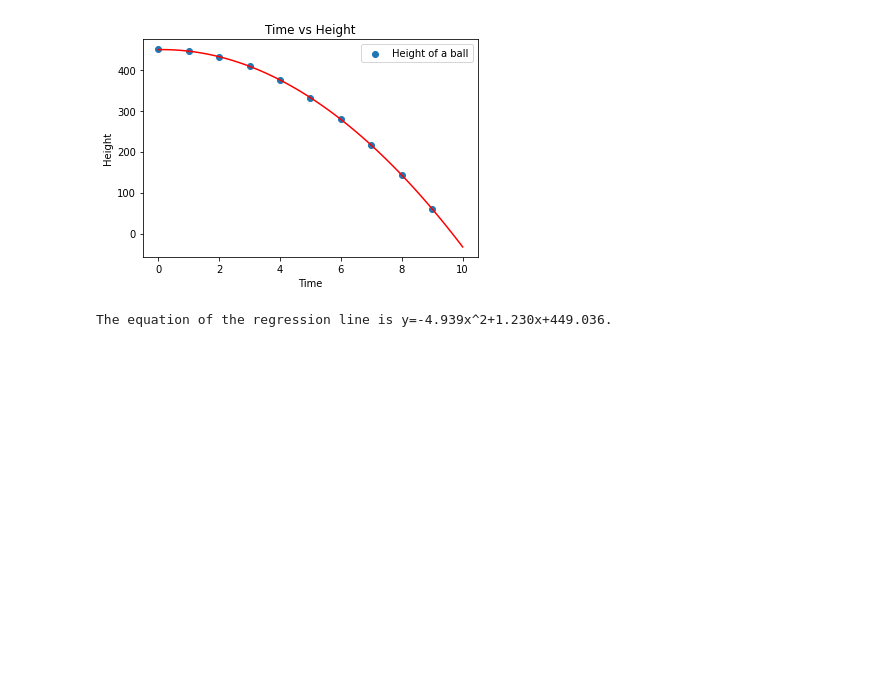
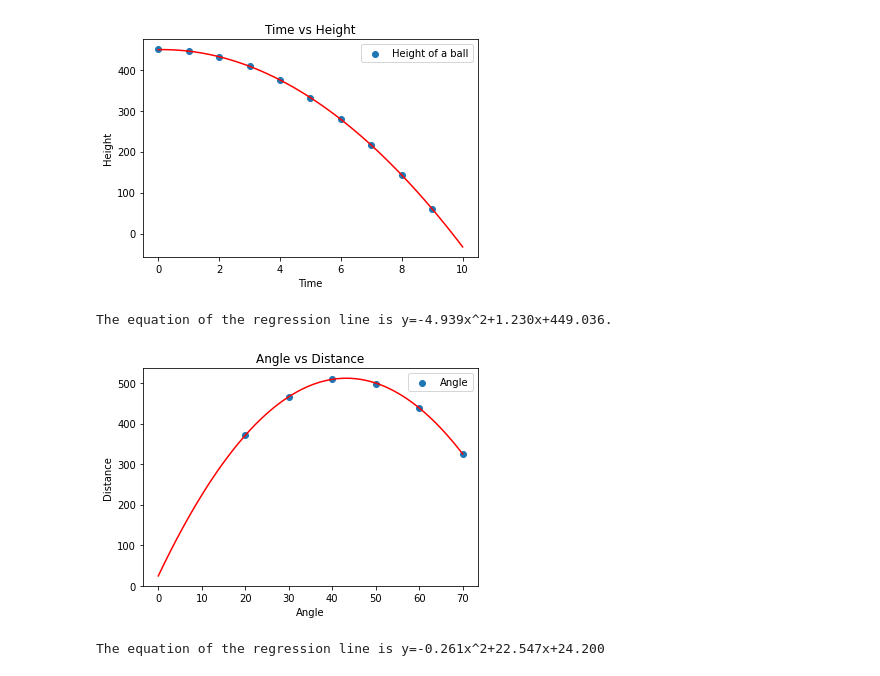
Before and after one commit to sakamotogin/modeling-functions, a Jupyter notebook: Modeling_Functions.ipynb, the cells around one changed output. Saved outputs shown, nothing was run; the diff lists cells and outputs as text; code cells hidden in the pictures; blank space fills up the shorter version.

```diff
--- a/Modeling_Functions.ipynb
+++ b/Modeling_Functions.ipynb
@@ -245,0 +239,26 @@ distance = np.array([371,465,511,498,439,325])
+# %%
+import numpy as np
+import matplotlib.pyplot as plt
+%matplotlib inline
+
+angle = np.arange(20,80,10)
+distance = np.array([371,465,511,498,439,325])
+
+coef = np.polyfit(angle,distance,2)
+equ = np.poly1d(coef)
+
+x_plot = np.linspace(0,70,100)
+y_plot = equ(x_plot)
+plt.plot(x_plot,y_plot,color='r')
+
+plt.scatter(angle,distance,label='Angle')
+plt.title('Angle vs Distance')
+plt.xlabel('Angle')
+plt.ylabel('Distance')
+plt.legend()
+plt.show()
+
+print(f'The equation of the regression line is y={coef[0]:.3f}x^2+{coef[1]:.3f}x+{coef[2]:.3f}')
+# %% [output]
+[figure, added]
+The equation of the regression line is y=-0.261x^2+22.547x+24.200
```
Also changed, not shown: parts of 20 cells of this notebook.
